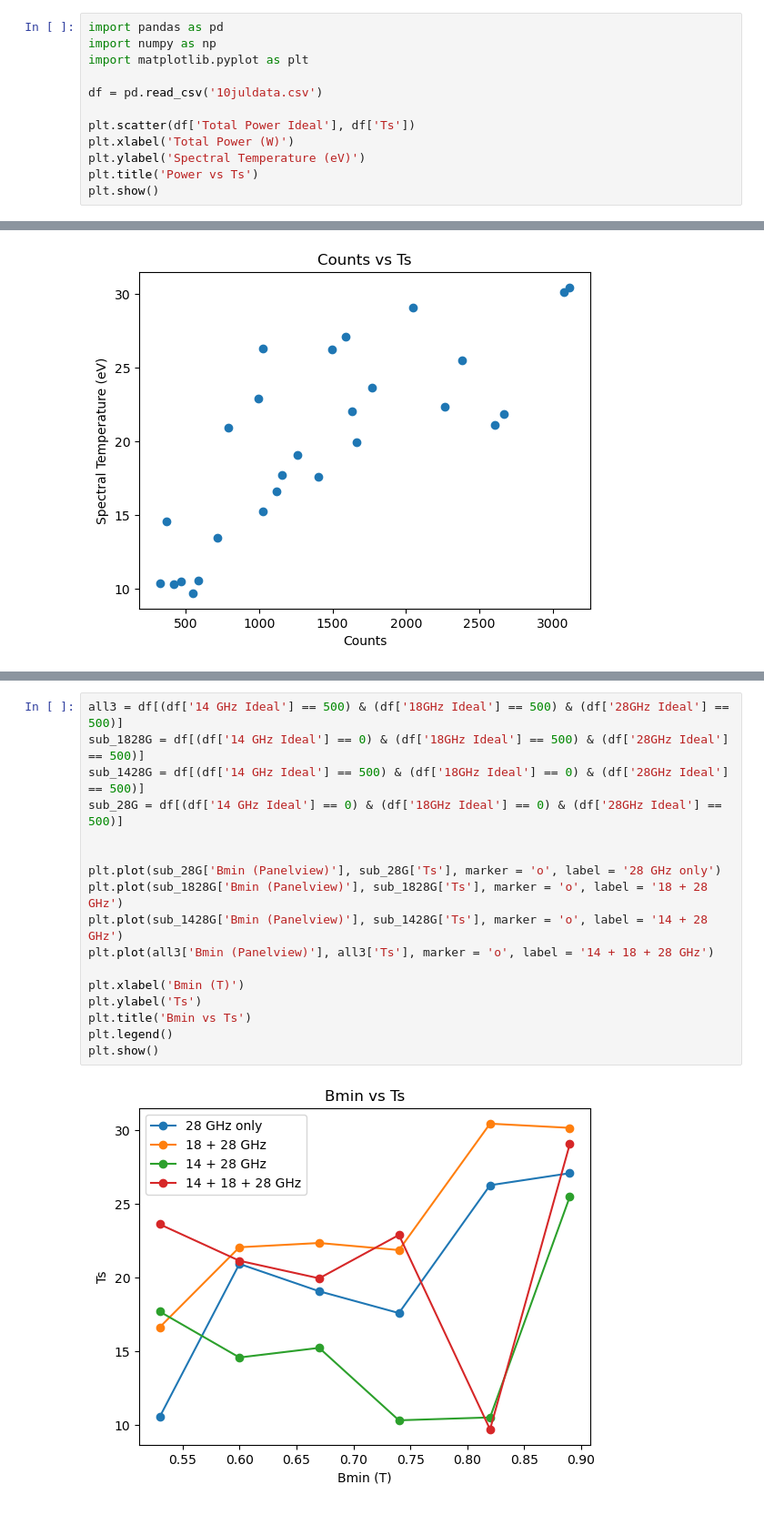
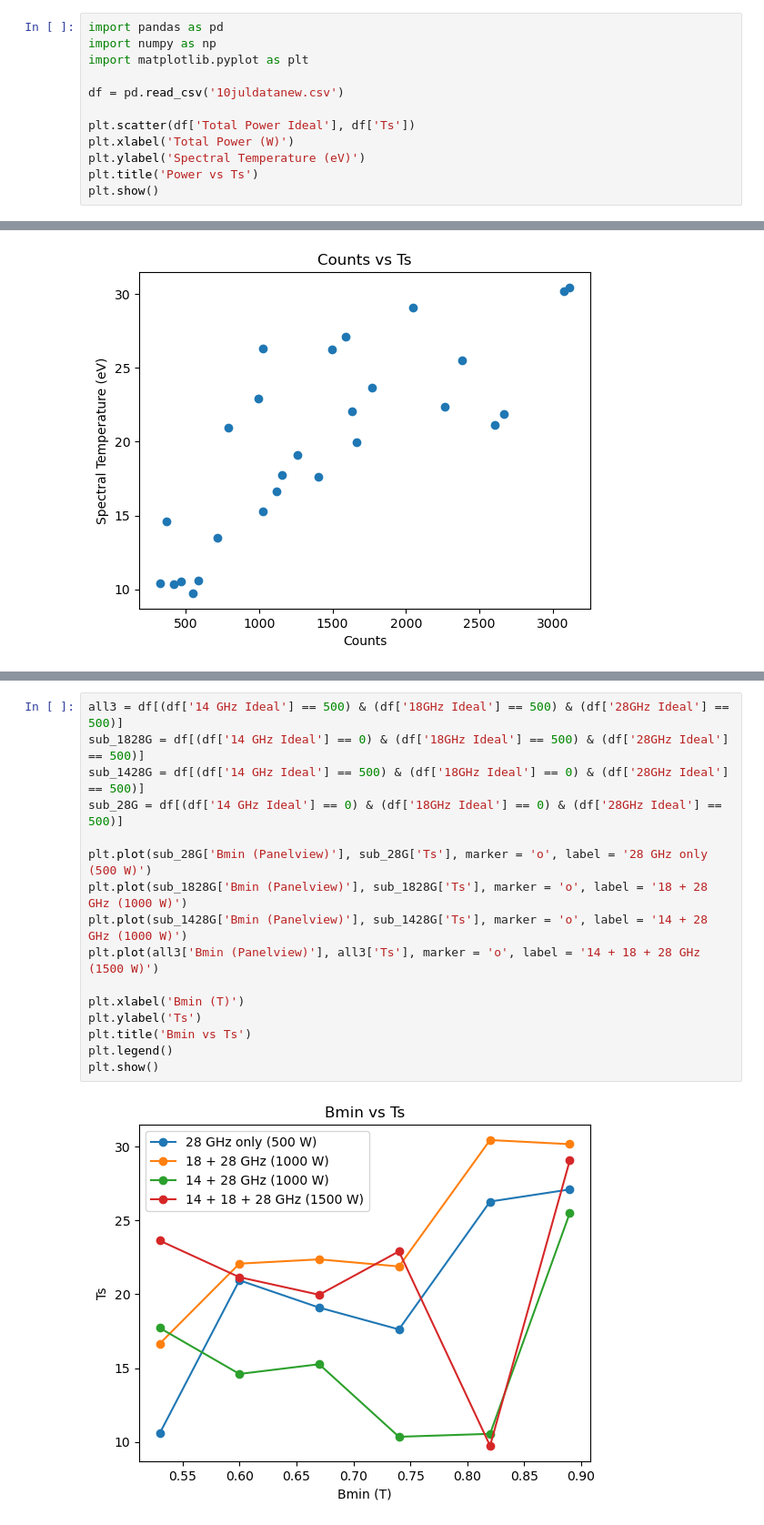
Before and after one commit to thebeesneesh/VENUS_X-Ray_BS, a Jupyter notebook: stuff/10JUL25/10JULanalysis.ipynb, the cells around one changed output, grey strips where cells are left out. Shown at 91% size. Drawn from its saved outputs; the diff is of its cells as text.

```diff
--- a/stuff/10JUL25/10JULanalysis.ipynb
+++ b/stuff/10JUL25/10JULanalysis.ipynb
@@ -3,7 +3,7 @@ import pandas as pd
 import numpy as np
 import matplotlib.pyplot as plt
 
-df = pd.read_csv('10juldata.csv')
+df = pd.read_csv('10juldatanew.csv')
 
 plt.scatter(df['Total Power Ideal'], df['Ts'])
 plt.xlabel('Total Power (W)')
@@ -54,19 +32,18 @@ plt.show()
 # %%
 all3 = df[(df['14 GHz Ideal'] == 500) & (df['18GHz Ideal'] == 500) & (df['28GHz Ideal'] == 500)]
 sub_1828G = df[(df['14 GHz Ideal'] == 0) & (df['18GHz Ideal'] == 500) & (df['28GHz Ideal'] == 500)]
 sub_1428G = df[(df['14 GHz Ideal'] == 500) & (df['18GHz Ideal'] == 0) & (df['28GHz Ideal'] == 500)]
 sub_28G = df[(df['14 GHz Ideal'] == 0) & (df['18GHz Ideal'] == 0) & (df['28GHz Ideal'] == 500)]
 
-
-plt.plot(sub_28G['Bmin (Panelview)'], sub_28G['Ts'], marker = 'o', label = '28 GHz only')
-plt.plot(sub_1828G['Bmin (Panelview)'], sub_1828G['Ts'], marker = 'o', label = '18 + 28 GHz')
-plt.plot(sub_1428G['Bmin (Panelview)'], sub_1428G['Ts'], marker = 'o', label = '14 + 28 GHz')
-plt.plot(all3['Bmin (Panelview)'], all3['Ts'], marker = 'o', label = '14 + 18 + 28 GHz')
+plt.plot(sub_28G['Bmin (Panelview)'], sub_28G['Ts'], marker = 'o', label = '28 GHz only (500 W)')
+plt.plot(sub_1828G['Bmin (Panelview)'], sub_1828G['Ts'], marker = 'o', label = '18 + 28 GHz (1000 W)')
+plt.plot(sub_1428G['Bmin (Panelview)'], sub_1428G['Ts'], marker = 'o', label = '14 + 28 GHz (1000 W)')
+plt.plot(all3['Bmin (Panelview)'], all3['Ts'], marker = 'o', label = '14 + 18 + 28 GHz (1500 W)')
 
 plt.xlabel('Bmin (T)')
 plt.ylabel('Ts')
 plt.title('Bmin vs Ts')
 plt.legend()
 plt.show()
 # %% [output]
-[figure, old version]
+[figure, new version]
```
Also changed, not shown: parts of 8 cells of this notebook.
